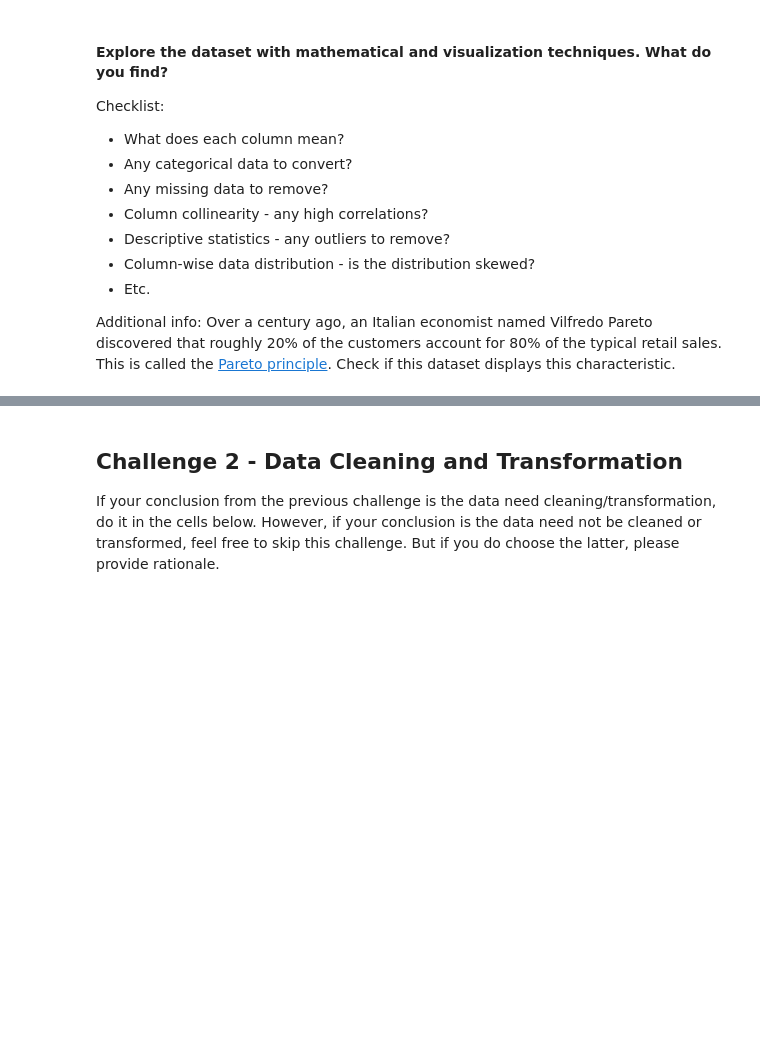
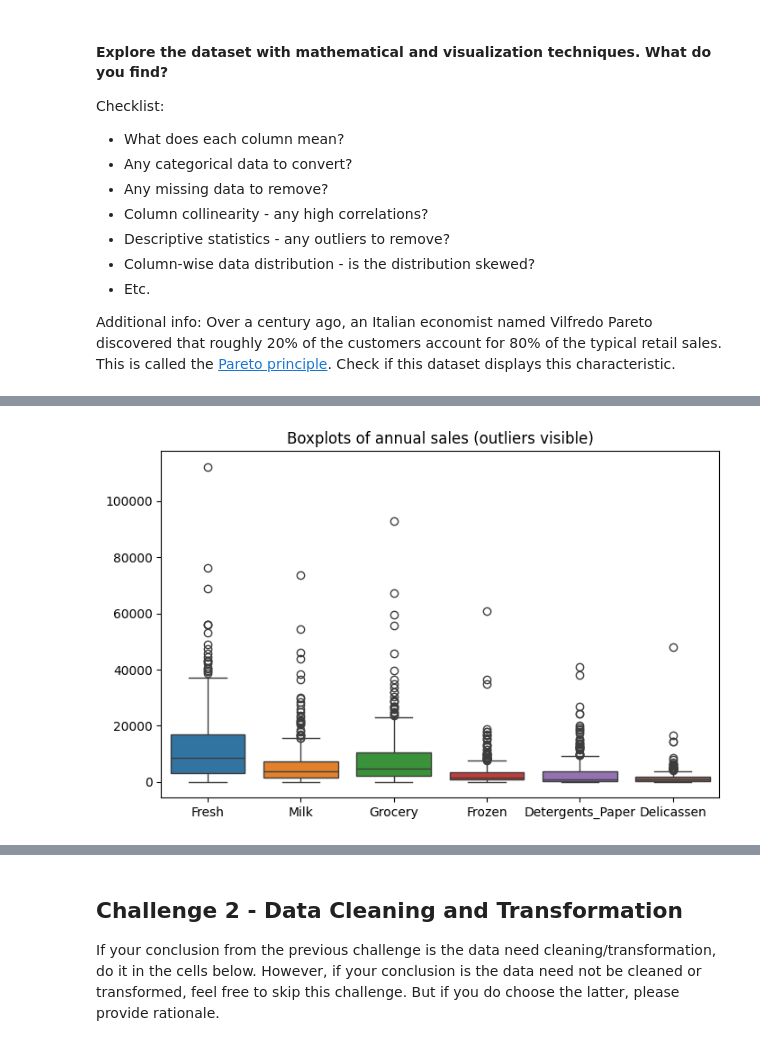
Before and after one commit to leonbts/lab-dsai-unsupervised-learning, a Jupyter notebook: your-code/main.ipynb, the cells around one changed output, grey strips where cells are left out. Cells and saved outputs as stored; diff of their text form; code cells hidden in the pictures; blank space fills up the shorter version.

```diff
--- a/your-code/main.ipynb
+++ b/your-code/main.ipynb
@@ -51,0 +139,7 @@ Additional info: Over a century ago, an Italian economist named Vilfredo Pareto
+# %%
+plt.figure(figsize=(8,5))
+sns.boxplot(data=customers_df[sales_cols])
+plt.title("Boxplots of annual sales (outliers visible)")
+plt.show()
+# %% [output]
+[figure, added]
```
Also changed, not shown: parts of 43 cells of this notebook.
